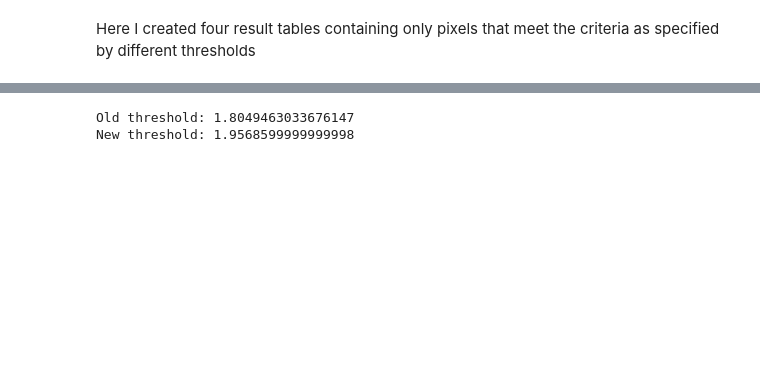
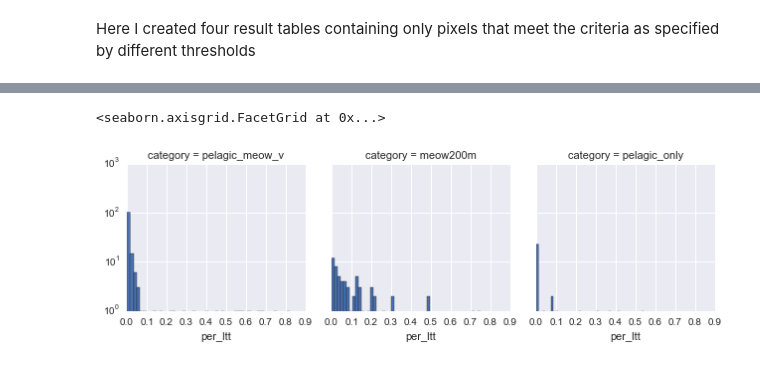
Before and after one commit to Yichuans/wilderness-wh, a Jupyter notebook: wilderness_analysis.ipynb, the cells around one changed output, grey strips where cells are left out. Drawn from its saved outputs; the diff is of its cells as text; code cells hidden in the pictures; blank space fills up the shorter version.

```diff
--- a/wilderness_analysis.ipynb
+++ b/wilderness_analysis.ipynb
@@ -140,0 +121,37 @@ print(result_agg_10.head(20))
+# %%
+# join base to the attribute
+attr_merge = pd.merge(input_attr, result_count, on = 'OBJECTID')
+
+# join result to the above table
+attr_merge_10 = pd.merge(attr_merge, result_10, how = 'left', on ='OBJECTID', suffixes = ('_base', '_result'))
+
+# fill ras_val_result's NaN with 0, province and realms with None. This should happen earlier
+attr_merge_10['ras_val_result'].fillna(0, inplace=True)
+attr_merge_10['PROVINCE'].fillna('None', inplace=True)
+attr_merge_10['PROVINCE_P'].fillna('None', inplace=True)
+
+# apply an aggregate function to each sub dataframe, as a result of grouping
+def apply_func(group):
+    overlap = group['ras_val_result'].sum()*cell_size # in sqkm
+    base = group['ras_val_base'].sum()*cell_size
+    per = overlap/base
+    # can have multiple columns as a result, if returened as pd.series
+    return pd.Series([overlap, per, base], index=['less_than_threshold', 'per_ltt', 'base'])
+
+# code reuse: threshold
+def calculate_wilderness_marine(threshold, groups):
+    """<threshold to consider wilderness value>, <a python list such as ['PROVINCE', 'PROVINCE_P', attr fields]>"""
+    # filtered input data according to threshold merge
+    input_data_filtered = input_data[input_data.ras_val <= threshold].groupby('OBJECTID').count().reset_index()
+
+    # base merge
+    base_merge = pd.merge(input_attr, result_count, on = 'OBJECTID')
+
+    # merge the two above
+    result = pd.merge(base_merge, input_data_filtered, how='left', on='OBJECTID', suffixes=('_base', '_result'))
+        # solve no data issue
+    result['ras_val_result'].fillna(0, inplace=True)
+    result['PROVINCE'].fillna('None', inplace=True)
+    result['PROVINCE_P'].fillna('None', inplace=True)
+
+    return result.groupby(groups).apply(apply_func).reset_index()
@@ -289,5 +236,0 @@ old_threshold = np.percentile(g_array_f[~(g_array_f == 0)], 10)
-# %%
-print('Old threshold: {0}\nNew threshold: {1}'.format(old_threshold, new_threshold))
-# %% [output]
-Old threshold: 1.8049463033676147
-New threshold: 1.9568599999999998
@@ -307,0 +237,7 @@ wh_n.to_csv('export_wh_per.csv')
+# %%
+# small multiples: distribution of percentage of less than threshold (ltt)
+g = sns.FacetGrid(calculate_wilderness_marine(new_threshold, ['PROVINCE', 'PROVINCE_P', 'category']), col="category")
+g.map(plt.hist, 'per_ltt', bins=50, log=True)
+# %% [output]
+<seaborn.axisgrid.FacetGrid at 0x...>
+[figure, added]
```
Also changed, not shown: parts of 81 cells of this notebook, 7 other files.
